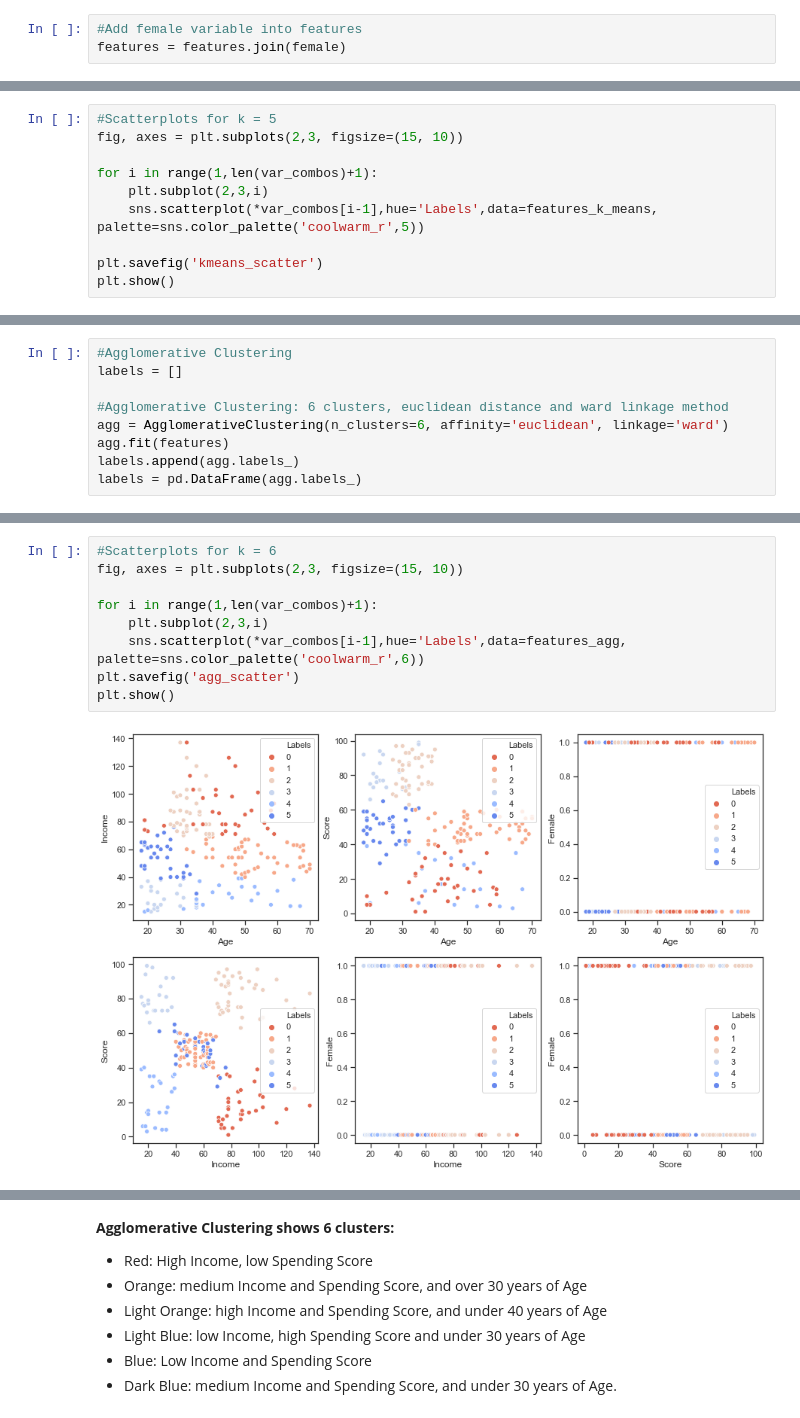
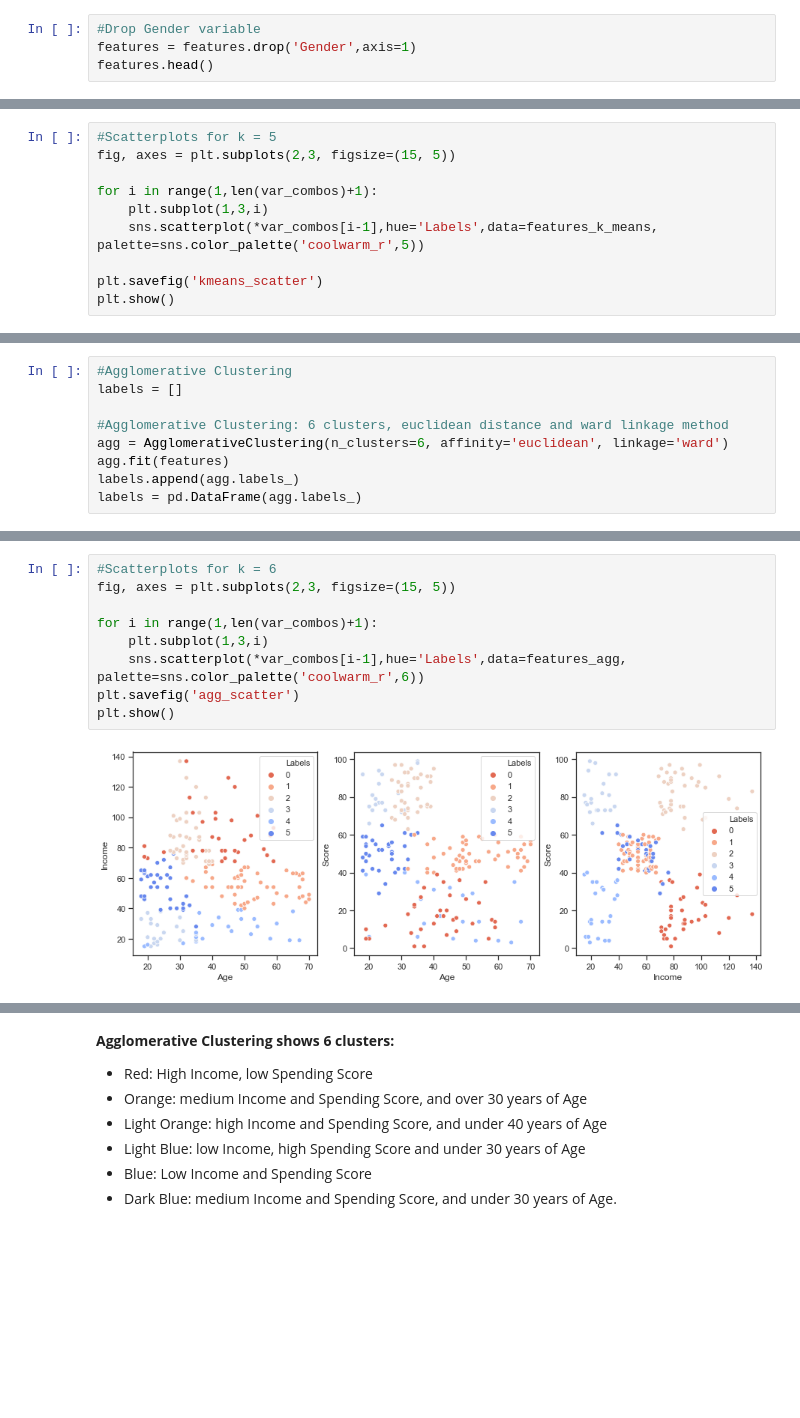
Before and after one commit to Bennett-Heung/Mall-Customer-Segmentation-Data, a Jupyter notebook: Mall_Customer_Segmentation_Data.ipynb, the cells around one changed output, grey strips where cells are left out. Cells and saved outputs as stored; diff of their text form; blank space fills up the shorter version.

```diff
--- a/Mall_Customer_Segmentation_Data.ipynb
+++ b/Mall_Customer_Segmentation_Data.ipynb
@@ -233,3 +226,4 @@ female.head()
 # %%
-#Add female variable into features
-features = features.join(female)
+#Drop Gender variable
+features = features.drop('Gender',axis=1)
+features.head()
@@ -394,10 +362,10 @@ var_combos
 features_k_means = features_k_means.rename(columns={5:'Labels'})
 # %%
 #Scatterplots for k = 5
-fig, axes = plt.subplots(2,3, figsize=(15, 10))
+fig, axes = plt.subplots(2,3, figsize=(15, 5))
 
 for i in range(1,len(var_combos)+1):
-    plt.subplot(2,3,i)
+    plt.subplot(1,3,i)
     sns.scatterplot(*var_combos[i-1],hue='Labels',data=features_k_means, palette=sns.color_palette('coolwarm_r',5))
 
 plt.savefig('kmeans_scatter')
@@ -499,14 +479,14 @@ features_agg
 # %%
 #Scatterplots for k = 6
-fig, axes = plt.subplots(2,3, figsize=(15, 10))
+fig, axes = plt.subplots(2,3, figsize=(15, 5))
 
 for i in range(1,len(var_combos)+1):
-    plt.subplot(2,3,i)
+    plt.subplot(1,3,i)
     sns.scatterplot(*var_combos[i-1],hue='Labels',data=features_agg, palette=sns.color_palette('coolwarm_r',6))
 plt.savefig('agg_scatter')
 plt.show()
 # %% [output]
-[figure, old version]
+[figure, new version]
 # %%
 #Agglomerative Clustering 3D Plot
 #%matplotlib notebook
```
Also changed, not shown: parts of 34 cells of this notebook, 12 other files.
